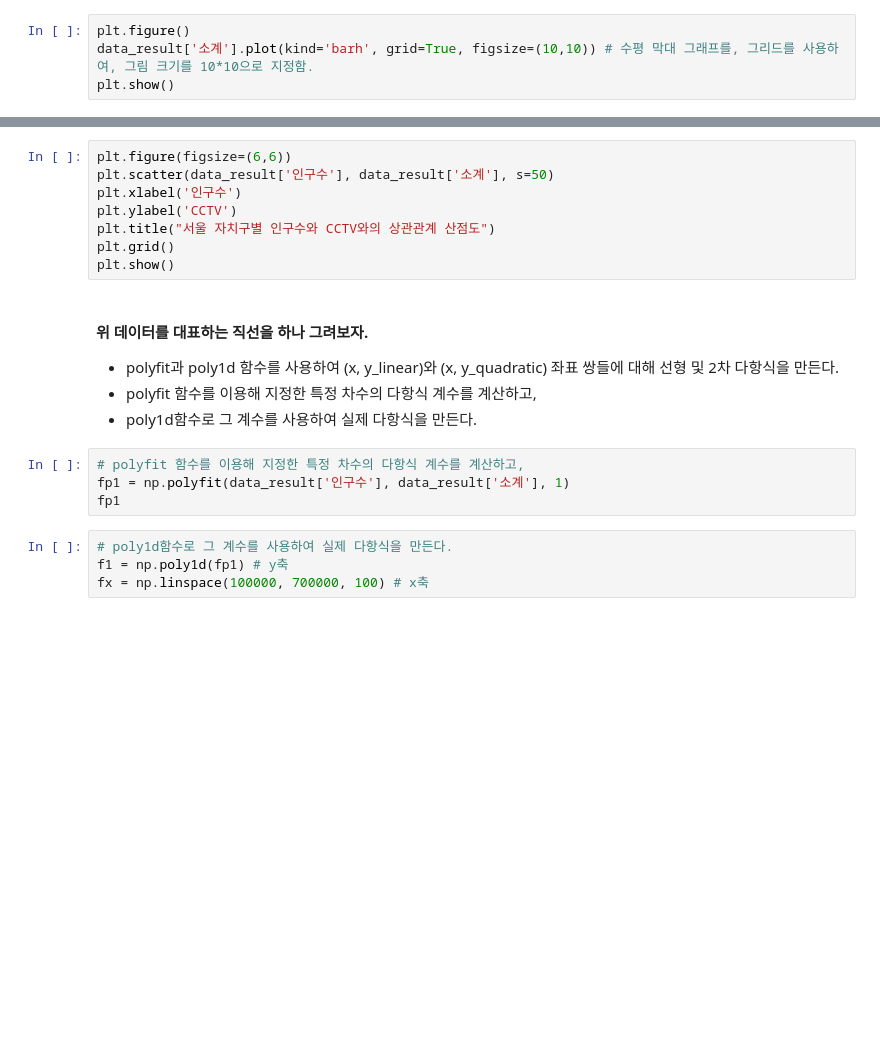
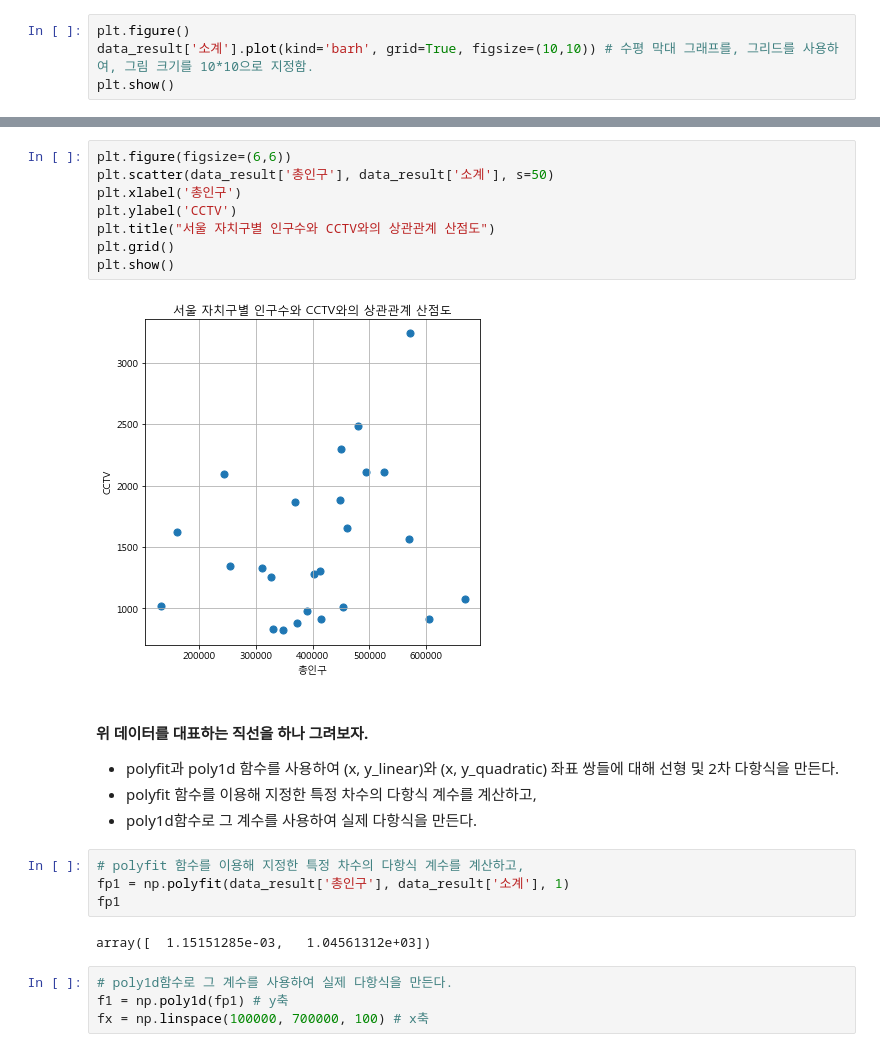
Before and after one commit to haewookjeong/MgtDatabase2018, a Jupyter notebook: 데이터분석1/데이터분석1_서울시 구별 CCTV 현황분석_Students.ipynb, the cells around one changed output, grey strips where cells are left out. Saved outputs shown, nothing was run; the diff lists cells and outputs as text; blank space fills up the shorter version.

```diff
--- a/데이터분석1/데이터분석1_서울시 구별 CCTV 현황분석_Students.ipynb
+++ b/데이터분석1/데이터분석1_서울시 구별 CCTV 현황분석_Students.ipynb
@@ -340,11 +751,13 @@ plt.show()
 # %%
 plt.figure(figsize=(6,6))
-plt.scatter(data_result['인구수'], data_result['소계'], s=50)
-plt.xlabel('인구수')
+plt.scatter(data_result['총인구'], data_result['소계'], s=50)
+plt.xlabel('총인구')
 plt.ylabel('CCTV')
 plt.title("서울 자치구별 인구수와 CCTV와의 상관관계 산점도")
 plt.grid()
 plt.show()
+# %% [output]
+[figure, added]
 # %% [markdown]
 #### 위 데이터를 대표하는 직선을 하나 그려보자.
 - polyfit과 poly1d 함수를 사용하여 (x, y_linear)와 (x, y_quadratic) 좌표 쌍들에 대해 선형 및 2차 다항식을 만든다.
@@ -352,8 +765,10 @@ plt.show()
 - poly1d함수로 그 계수를 사용하여 실제 다항식을 만든다.
 # %%
 # polyfit 함수를 이용해 지정한 특정 차수의 다항식 계수를 계산하고,
-fp1 = np.polyfit(data_result['인구수'], data_result['소계'], 1)
+fp1 = np.polyfit(data_result['총인구'], data_result['소계'], 1)
 fp1
+# %% [output]
+array([  1.15151285e-03,   1.04561312e+03])
 # %%
 # poly1d함수로 그 계수를 사용하여 실제 다항식을 만든다.
 f1 = np.poly1d(fp1) # y축
```
Also changed, not shown: parts of 64 cells of this notebook, 2 other files.
